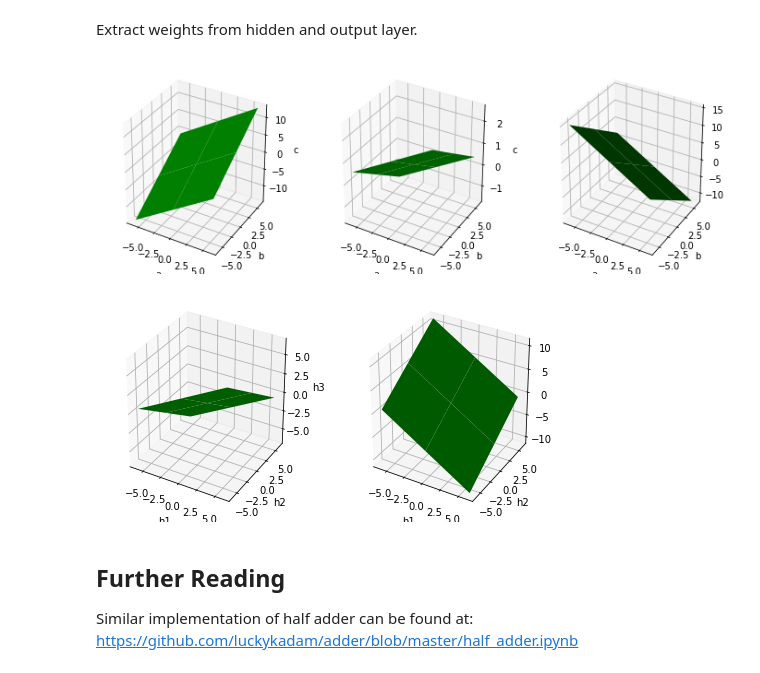
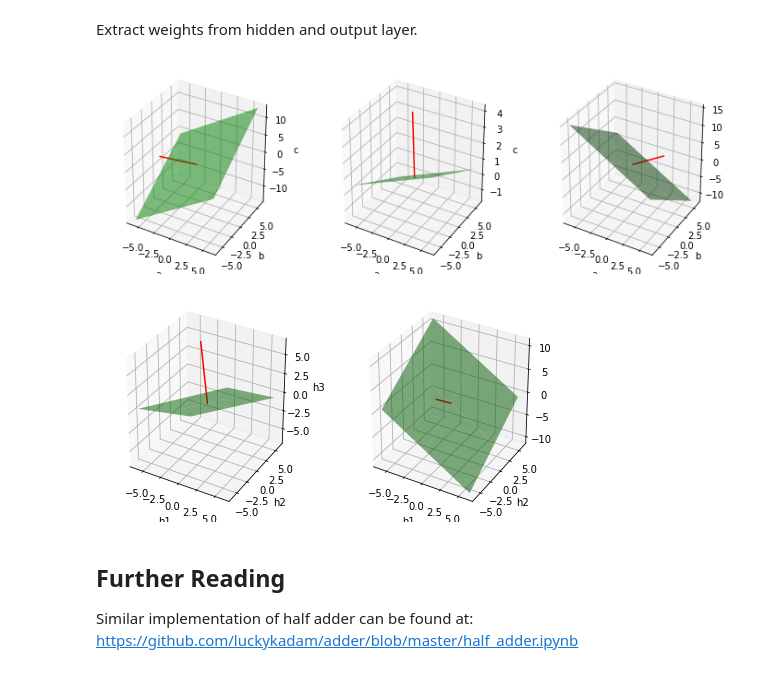
Before and after one commit to luckykadam/adder, a Jupyter notebook: full_adder.ipynb, the cells around one changed output. Drawn from its saved outputs; the diff is of its cells as text; code cells hidden in the pictures.

Commit message:
better graph and equation

```diff
--- a/full_adder.ipynb
+++ b/full_adder.ipynb
@@ -210,38 +210,42 @@ hidden_weights, hidden_biases = hidden_layer.weights
 output_layer = model.get_layer('output')
 output_weights, output_biases = output_layer.weights
 # %%
-def get_decision_boundary(weight, bias):
-    a = - weight[0] / weight[2]
-    b = - weight[1] / weight[2]
-    c = - bias / weight[2]
+def get_neuron_decision_plane(weight, bias):
+    a = weight[0]
+    b = weight[1]
+    c = weight[2]
+    d = bias
     def z_function(x, y):
-        return a*x + b*y + c
+        return -a*x/c + -b*y/c -d/c
 
     x = np.linspace(-6, 6, 3)
     y = np.linspace(-6, 6, 3)
     X, Y = np.meshgrid(x, y)
     Z = z_function(X, Y)
-    return X, Y, Z
+    length = 1
+    normal = ((0, a * length), (0, b * length), (z_function(0, 0), c * length))
+    return X, Y, Z, normal
 # %%
-def plot_layer_decision_boundaries(weights, biases, labels):
+def plot_decision_planes(weights, biases, labels):
     n = len(weights)
     fig = plt.figure(figsize=plt.figaspect(1/n))
     for i in range(n):
-        X, Y, Z = get_decision_boundary(weights[i], biases[i])
+        X, Y, Z, normal = get_neuron_decision_plane(weights[i], biases[i])
         ax = fig.add_subplot(1, n, i+1, projection='3d')
-        ax.plot_surface(X, Y, Z, color='green')
+        ax.plot_surface(X, Y, Z, color='green', alpha=0.5)
+        ax.plot(*normal, color='red')
         ax.set_xlabel(labels[0])
         ax.set_ylabel(labels[1])
         ax.set_zlabel(labels[2])
     plt.show()
 # %%
-plot_layer_decision_boundaries(tf.transpose(hidden_weights), hidden_biases, ['a', 'b', 'c'])
+plot_decision_planes(tf.transpose(hidden_weights), hidden_biases, ['a', 'b', 'c'])
 # %% [output]
-[figure, old version]
+[figure, new version]
 # %%
-plot_layer_decision_boundaries(tf.transpose(output_weights), output_biases, ['h1', 'h2', 'h3'])
+plot_decision_planes(tf.transpose(output_weights), output_biases, ['h1', 'h2', 'h3'])
 # %% [output]
-[figure, old version]
+[figure, new version]
 # %% [markdown]
 ## Further Reading
 
```
Also changed, not shown: parts of 1 cell of this notebook.
